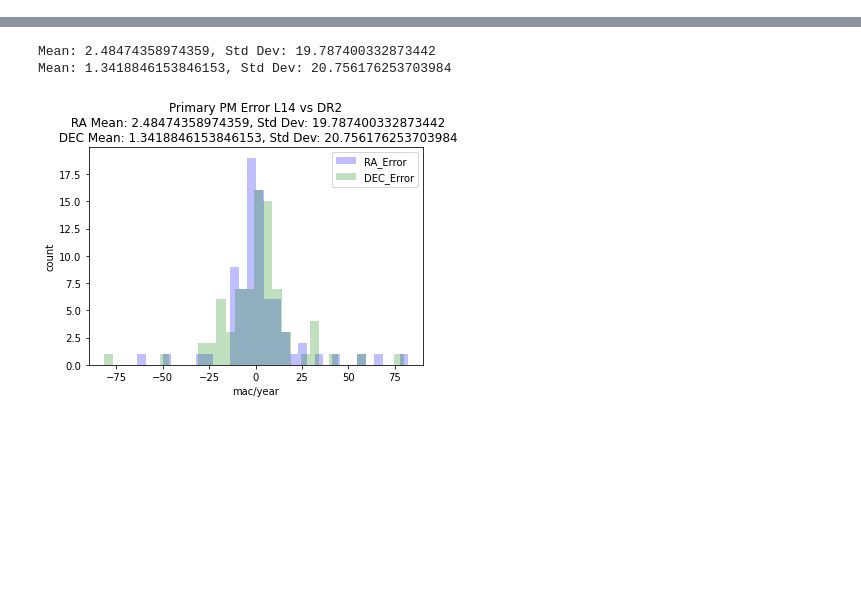
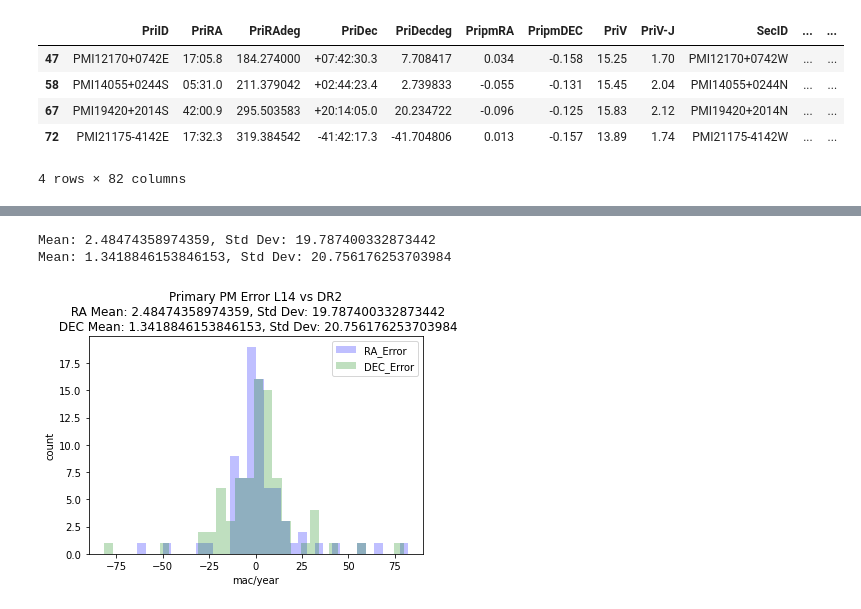
Before and after one commit to YasinAlam/gaia-binary, a Jupyter notebook: scripts/Plots.ipynb, the cells around one changed output, grey strips where cells are left out. Drawn from its saved outputs; the diff is of its cells as text; code cells hidden in the pictures; blank space fills up the shorter version.

```diff
--- a/scripts/Plots.ipynb
+++ b/scripts/Plots.ipynb
@@ -82,3 +94,13 @@ def parallax2(P,S,Pe,Se, labels, save=False):
+# %%
+df = select_name(dftc, dff)
+df
+# %% [output]
+|  | PriID | PriRA | PriRAdeg | PriDec | PriDecdeg | PripmRA | PripmDEC | PriV | PriV-J | SecID | ... | ... |
+| 47 | PMI12170+0742E | 17:05.8 | 184.274000 | +07:42:30.3 | 7.708417 | 0.034 | -0.158 | 15.25 | 1.70 | PMI12170+0742W | ... | ... |
+| 58 | PMI14055+0244S | 05:31.0 | 211.379042 | +02:44:23.4 | 2.739833 | -0.055 | -0.131 | 15.45 | 2.04 | PMI14055+0244N | ... | ... |
+| 67 | PMI19420+2014S | 42:00.9 | 295.503583 | +20:14:05.0 | 20.234722 | -0.096 | -0.125 | 15.83 | 2.12 | PMI19420+2014N | ... | ... |
+| 72 | PMI21175-4142E | 17:32.3 | 319.384542 | -41:42:17.3 | -41.704806 | 0.013 | -0.157 | 13.89 | 1.74 | PMI21175-4142W | ... | ... |
+4 rows × 82 columns
 # %%
 RA_Er = df['PM_Pri_RA_error'].to_numpy()
 DEC_Er = df['PM_Pri_DEC_error'].to_numpy()
```
Also changed, not shown: parts of 11 cells of this notebook, 30 other files.
